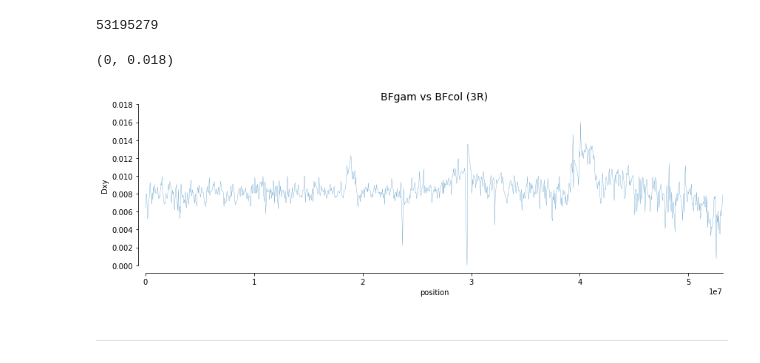
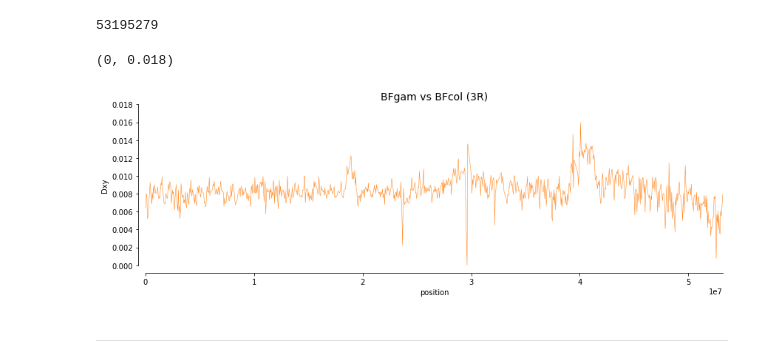
Before and after one commit to randomxsk8/notebooks, a Jupyter notebook: 2. Adaptive Introgression/09032019_Haplotype_sympatric_pop_statics.ipynb, the cells around one changed output. Cells and saved outputs as stored; diff of their text form; code cells hidden in the pictures.

```diff
--- a/2. Adaptive Introgression/09032019_Haplotype_sympatric_pop_statics.ipynb
+++ b/2. Adaptive Introgression/09032019_Haplotype_sympatric_pop_statics.ipynb
@@ -75,21 +75,23 @@ dxy, windows, n_bases, counts = allel.windowed_divergence(pos, ac_subpops['BFgam
                                                                     stop=pos.max(),
                                                                     is_accessible=is_accessible
                                                              )
+# %%
+palette = sns.color_palette()
 # %%
 min_n_bases=1
 x = np.mean(windows[n_bases >= min_n_bases], axis=1)
 y = dxy[n_bases >= min_n_bases]
 fig, ax = plt.subplots(figsize=(14, 4))
 sns.despine(ax=ax, offset=10)
-ax.plot(x, y, lw=.25)
+ax.plot(x, y, lw=.5,  color=palette[1])
 ax.set_xlim(0, pos.max())
 ax.set_title('%s vs %s (%s)' % ('BFgam', 'BFcol', '3R'), fontsize=14)
 ax.set_ylabel('Dxy')
 ax.set_xlabel('position')
 ax.set_ylim(0,0.018)
 # %% [output]
 (0, 0.018)
-[figure, old version]
+[figure, new version]
 # %% [markdown]
 -------------------------------
 # %% [markdown]
```
Also changed, not shown: parts of 9 cells of this notebook, 2 other files.
